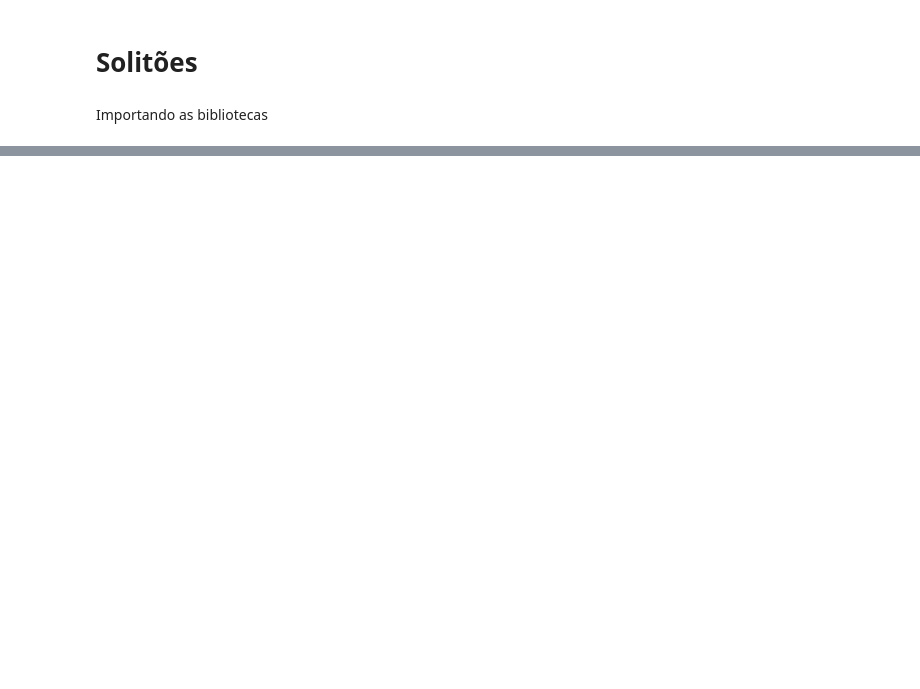
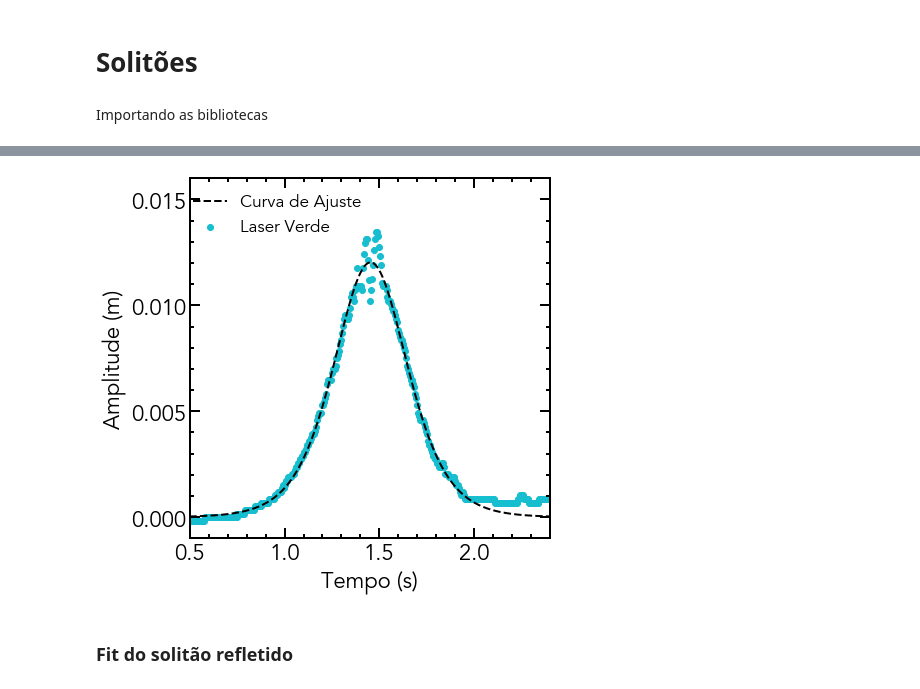
Before and after one commit to AthomsG/LFEA, a Jupyter notebook: Solitões/Solitões.ipynb, the cells around one changed output, grey strips where cells are left out. Drawn from its saved outputs; the diff is of its cells as text; code cells hidden in the pictures; blank space fills up the shorter version.

```diff
--- a/Solitões/Solitões.ipynb
+++ b/Solitões/Solitões.ipynb
@@ -47,0 +94,40 @@ sheets.to_csv('ponham_me_no_google_sheets_pls/h8B10A2.csv')
+# %%
+pars, cov = curve_fit(f=fit_func, xdata=tempo[:395], ydata=cor1_y[:395], p0=[0.0135, -5.8, -4], bounds=(-np.inf, np.inf))
+sigmas    = np.sqrt(np.diag(cov))
+# %%
+fig = plt.figure(figsize=(5, 5))
+ax = fig.add_axes([0, 0, 1, 1])
+
+ax.set_xlim(0.5, 2.4)
+ax.set_ylim(-0.001, 0.016)
+
+ax.set_xlabel('Tempo (s)')
+ax.set_ylabel('Amplitude (m)')
+
+ax.xaxis.set_tick_params(which='major', size=10, width=2, direction='in', top='on')
+ax.xaxis.set_tick_params(which='minor', size=4, width=2, direction='in', top='on')
+ax.yaxis.set_tick_params(which='major', size=10, width=2, direction='in', right='on')
+ax.yaxis.set_tick_params(which='minor', size=4, width=2, direction='in', right='on')
+
+ax.xaxis.set_major_locator(mpl.ticker.MultipleLocator(0.5))
+ax.xaxis.set_minor_locator(mpl.ticker.MultipleLocator(0.1))
+ax.yaxis.set_major_locator(mpl.ticker.MultipleLocator(0.005))
+ax.yaxis.set_minor_locator(mpl.ticker.MultipleLocator(0.001))
+
+#plt.axhline(0, linestyle='--')
+ax.scatter(tempo, np.array(cor1_y), lw = "1", color=colors(1), label="Laser Verde")
+
+#ARRANJAR FORMAMAIS EFICIENTE DE FAZER ISTO
+y = []
+for i in tempo:
+    y += [fit_func(i, pars[0], pars[1], pars[2])]
+
+ax.plot(tempo, y, linestyle='--', linewidth=2, color='black', label="Curva de Ajuste")
+
+ax.legend(bbox_to_anchor=(0.52, 1), loc=1, frameon=False, fontsize=17)
+
+plt.savefig('h6B20A2_1.png', transparent=False, bbox_inches='tight')
+# %% [output]
+[figure, added]
+# %% [markdown]
+### Fit do solitão refletido
```
Also changed, not shown: parts of 27 cells of this notebook, 5 other files.
